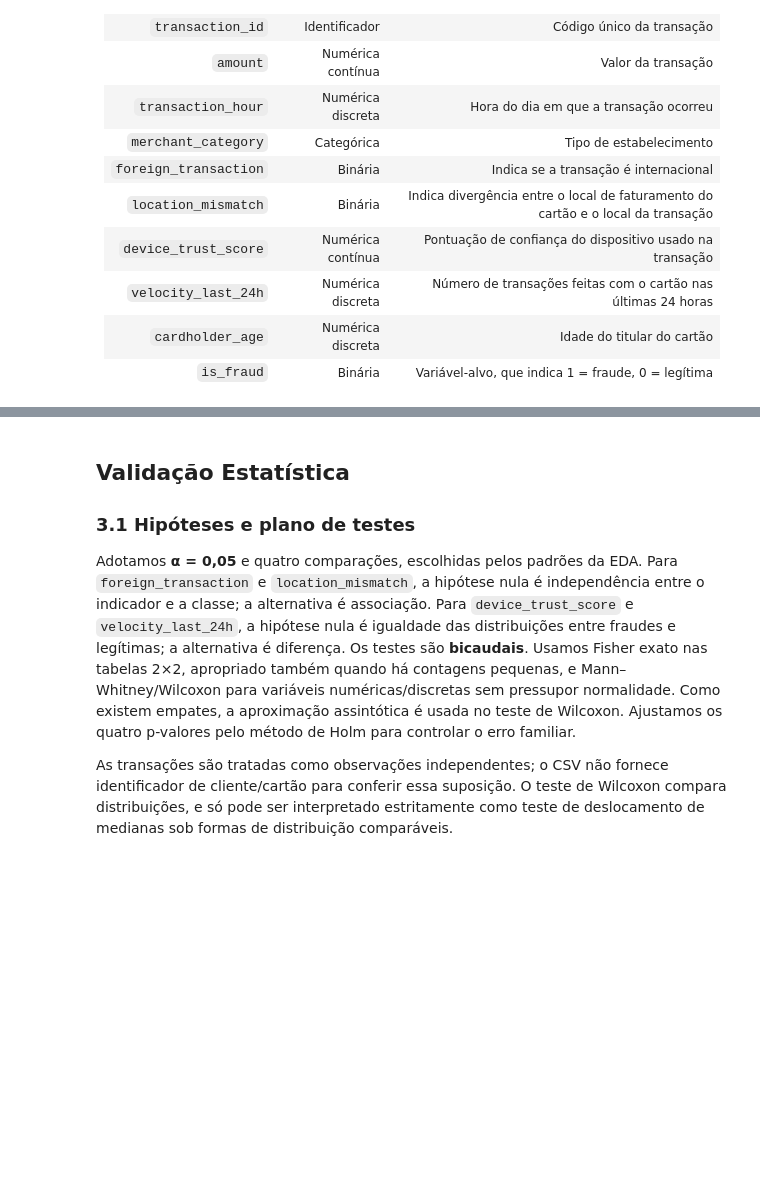
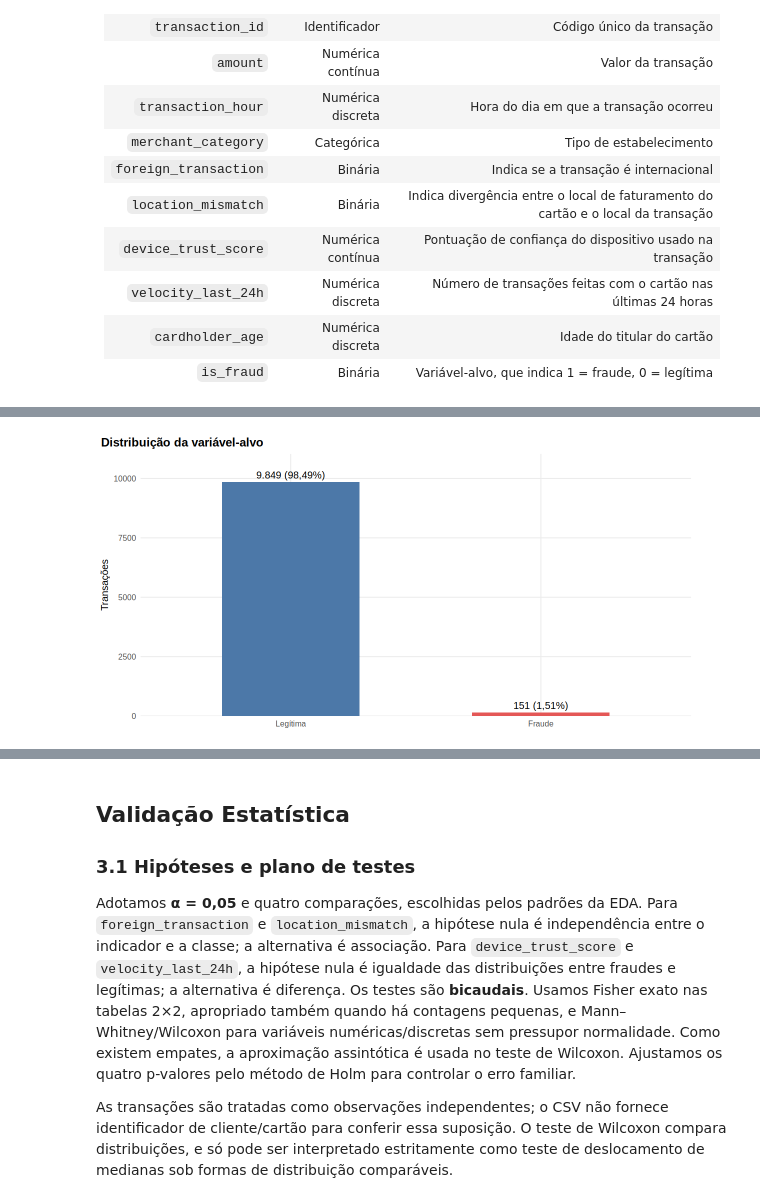
Before and after one commit to luiseduaardo/credit-card-fraud-detection, a Jupyter notebook: analysis.ipynb, the cells around one changed output, grey strips where cells are left out. Cells and saved outputs as stored; diff of their text form; code cells hidden in the pictures; blank space fills up the shorter version.

Commit message:
feat(eda): incrementa análise exploratória de dados com insights e visualizações novas

```diff
--- a/analysis.ipynb
+++ b/analysis.ipynb
@@ -285,0 +217,37 @@ No conjunto analisado, a taxa de fraude é **8,38%** nas transações internacio
+# %%
+# Monta a tabela de frequências
+montar_tabela <- function(rotulos, fi, nome, acumulada = TRUE) {
+  fi <- as.integer(fi)
+  fr <- fi / sum(fi)
+  tab <- data.frame(factor(rotulos, levels = unique(rotulos)), fi, round(fr, 4), round(100 * fr, 2))
+  names(tab) <- c(nome, "fi", "fr", "fr (%)")
+  if (acumulada) {
+    tab$Fi <- cumsum(tab$fi)
+    tab[["Fr (%)"]] <- round(100 * cumsum(fr), 2)
+  }
+  tab
+}
+
+# Para variáveis qualitativas ou quantitativas discretas
+tabela_freq <- function(x, nome = "categoria", ordenar = FALSE, acumulada = TRUE) {
+  fi <- table(x)
+  if (ordenar) fi <- sort(fi, decreasing = TRUE)
+  montar_tabela(names(fi), fi, nome, acumulada)
+}
+
+# Para variáveis quantitativas em classes
+tabela_classes <- function(x, quebras, nome = "classe") {
+  h <- hist(x, breaks = quebras, plot = FALSE)
+  b <- h$breaks
+  classe <- paste0("(", head(b, -1), ", ", tail(b, -1), "]")
+  classe[1] <- sub("^\\(", "[", classe[1])
+  montar_tabela(classe, h$counts, nome)
+}
+
+rotulo_barra <- function(fi, pct) {
+  sprintf("%s (%s%%)", formatC(fi, big.mark = ".", decimal.mark = ",", format = "d"),
+          formatC(pct, format = "f", digits = 2, decimal.mark = ","))
+}
+# %%
+tab_alvo <- tabela_freq(dados$is_fraud, acumulada = FALSE)
+tab_alvo
@@ -285,0 +260,9 @@ No conjunto analisado, a taxa de fraude é **8,38%** nas transações internacio
+# %%
+ggplot(tab_alvo, aes(categoria, fi, fill = categoria)) +
+  geom_col(width = 0.55, show.legend = FALSE) +
+  geom_text(aes(label = rotulo_barra(fi, `fr (%)`)), vjust = -0.5) +
+  scale_fill_manual(values = cores) +
+  scale_y_continuous(expand = expansion(mult = c(0, 0.12))) +
+  labs(title = "Distribuição da variável-alvo", x = NULL, y = "Transações")
+# %% [output]
+[figure, added]
```
Also changed, not shown: parts of 94 cells of this notebook.
